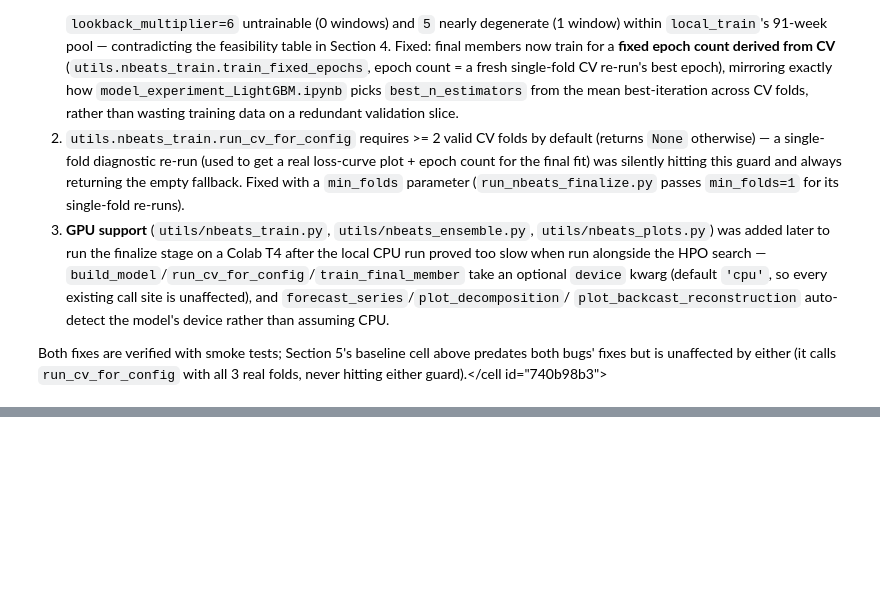
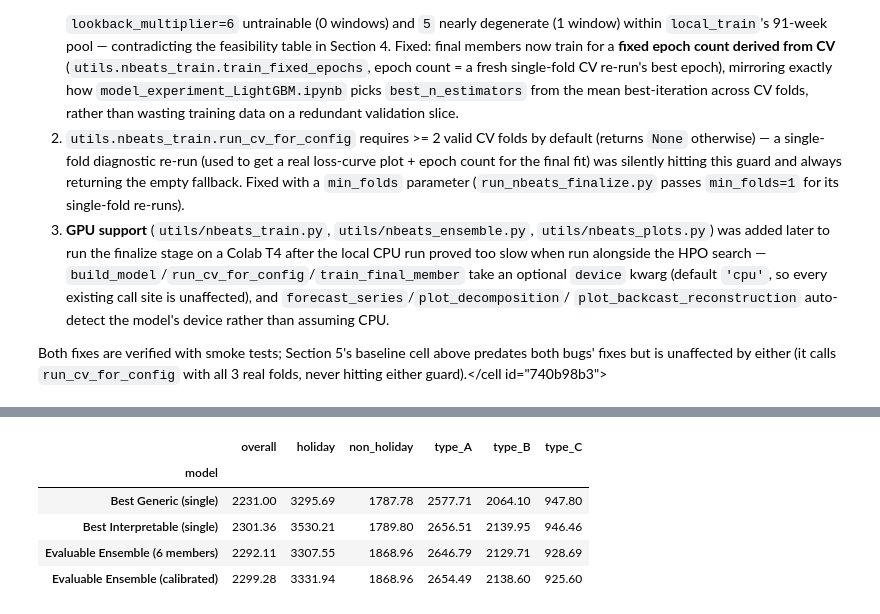
Before and after one commit to tamari1990/ml-final-project, a Jupyter notebook: model_experiment_NBEATS.ipynb, the cells around one changed output, grey strips where cells are left out. Saved outputs shown, nothing was run; the diff lists cells and outputs as text; code cells hidden in the pictures; blank space fills up the shorter version.

```diff
--- a/model_experiment_NBEATS.ipynb
+++ b/model_experiment_NBEATS.ipynb
@@ -704,0 +732,32 @@ predates both bugs' fixes but is unaffected by either (it calls
+# %%
+import json
+import pandas as pd
+
+with open('reports/nbeats_finalize_results.json') as f:
+    finalize_results_r2 = json.load(f)
+
+rows = []
+for label, key in [('Best Generic (single)', 'best_generic'),
+                    ('Best Interpretable (single)', 'best_interpretable'),
+                    ('Evaluable Ensemble (6 members)', 'ensemble_evaluable')]:
+    d = finalize_results_r2[key]
+    row = {'model': label, 'overall': d['local_test_wmae_overall'],
+           'holiday': d['local_test_wmae_holiday'], 'non_holiday': d['local_test_wmae_non_holiday']}
+    row.update({f'type_{t}': v for t, v in d['local_test_wmae_by_type'].items()})
+    rows.append(row)
+
+cal = finalize_results_r2['ensemble_evaluable']['holiday_calibration']
+row = {'model': 'Evaluable Ensemble (calibrated)', 'overall': cal['local_test_wmae_overall'],
+       'holiday': cal['local_test_wmae_holiday'], 'non_holiday': cal['local_test_wmae_non_holiday']}
+row.update({f'type_{t}': v for t, v in cal['local_test_wmae_by_type'].items()})
+rows.append(row)
+
+results_df_r2 = pd.DataFrame(rows).set_index('model').round(2)
+results_df_r2
+# %% [output]
+|  | overall | holiday | non_holiday | type_A | type_B | type_C |
+| model |  |  |  |  |  |  |
+| Best Generic (single) | 2231.00 | 3295.69 | 1787.78 | 2577.71 | 2064.10 | 947.80 |
+| Best Interpretable (single) | 2301.36 | 3530.21 | 1789.80 | 2656.51 | 2139.95 | 946.46 |
+| Evaluable Ensemble (6 members) | 2292.11 | 3307.55 | 1868.96 | 2646.79 | 2129.71 | 928.69 |
+| Evaluable Ensemble (calibrated) | 2299.28 | 3331.94 | 1868.96 | 2654.49 | 2138.60 | 925.60 |
```
Also changed, not shown: parts of 2 cells of this notebook, 31 other files.
